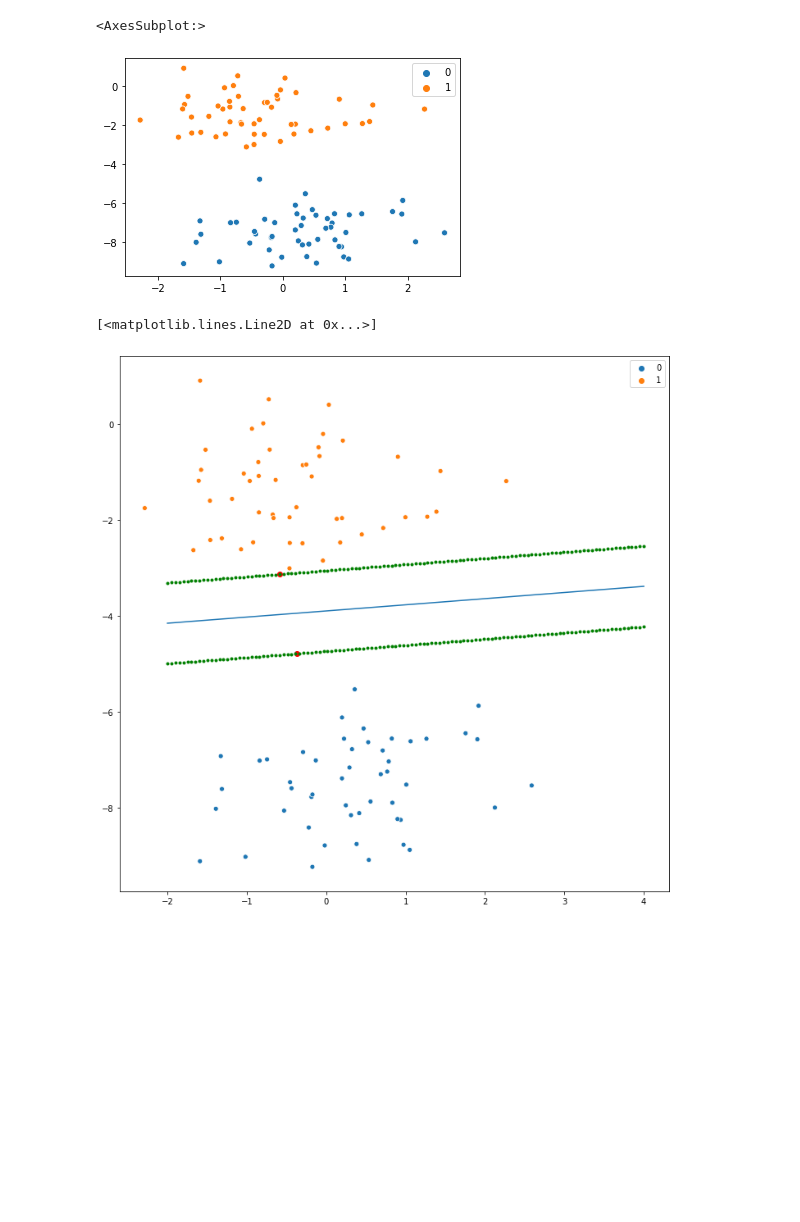
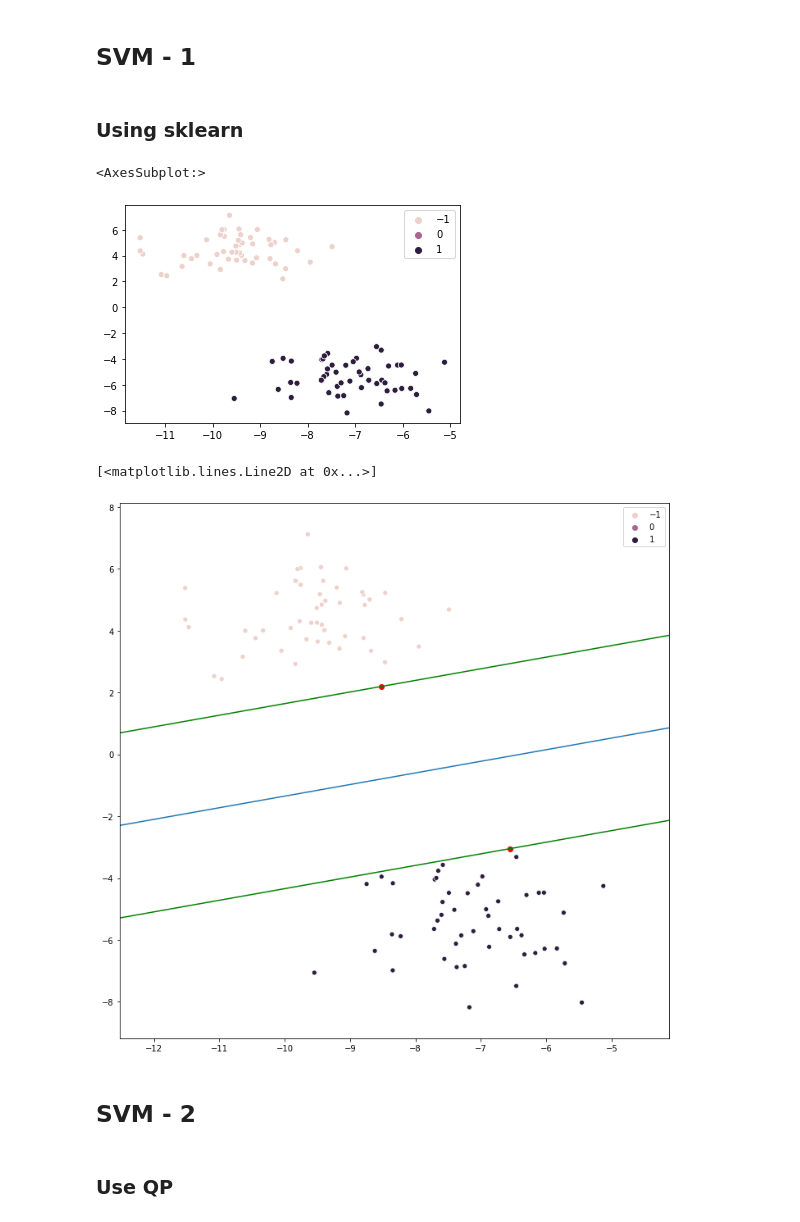
Before and after one commit to Justin900429/IT-used, a Jupyter notebook: SVM.ipynb, the cells around one changed output. Cells and saved outputs as stored; diff of their text form; code cells hidden in the pictures; blank space fills up the shorter version.

```diff
--- a/SVM.ipynb
+++ b/SVM.ipynb
@@ -1,10 +1,14 @@
+# %% [markdown]
+## SVM - 1
+# %% [markdown]
+### Using sklearn
 # %%
 import numpy as np
 from sklearn.datasets import make_blobs
-import pandas as pd
 
 # Make dataset
 X, y = make_blobs(n_samples=100, n_features=2, centers=2)
+y[y == 0] = -1
 # %%
 import seaborn as sns
 
@@ -12,7 +16,7 @@ import seaborn as sns
 sns.scatterplot(X[:, 0], X[:, 1], hue=y)
 # %% [output]
 <AxesSubplot:>
-[figure, old version]
+[figure, new version]
 # %%
 from sklearn.svm import SVC
 
@@ -21,31 +25,40 @@ model = SVC(kernel="linear").fit(X, y)
 # %%
 import matplotlib.pyplot as plt
 
 plt.figure(figsize=(12, 12))
+plt.xlim(np.min(X[:, 0]) - 1, np.max(X[:, 0] + 1))
+plt.ylim(np.min(X[:, 1]) - 1, np.max(X[:, 1] + 1))
 
 # Plot the data
 sns.scatterplot(X[:, 0], X[:, 1], hue=y)
 
 # Plot the line
 w = model.coef_[0]
+
+# Because w was the weight for each feature
+# We should convert it to the slope
 a = -w[0] / w[1]
 
-xx = np.linspace(-2, 4, 120)
+xx = np.linspace(-100, 100, 1200)
 yy = a * xx - model.intercept_[0] / w[1]
 
 # Plot the support vector
 support_vectors = model.support_vectors_
 plt.scatter(support_vectors[:,0], support_vectors[:,1], color='red')
 
 # Plot the line through support vector
 yy_1 = a * xx - (model.intercept_[0] - 1) / w[1]
 yy_2 = a * xx - (model.intercept_[0] + 1) / w[1]
 
-plt.plot(xx, yy_1, 'g.')
-plt.plot(xx, yy_2, 'g.')
+plt.plot(xx, yy_1, 'g')
+plt.plot(xx, yy_2, 'g')
 
 
 plt.plot(xx, yy)
 # %% [output]
 [<matplotlib.lines.Line2D at 0x...>]
-[figure, old version]
+[figure, new version]
+# %% [markdown]
+## SVM - 2
+# %% [markdown]
+### Use QP
```
Also changed, not shown: parts of 4 cells of this notebook.
